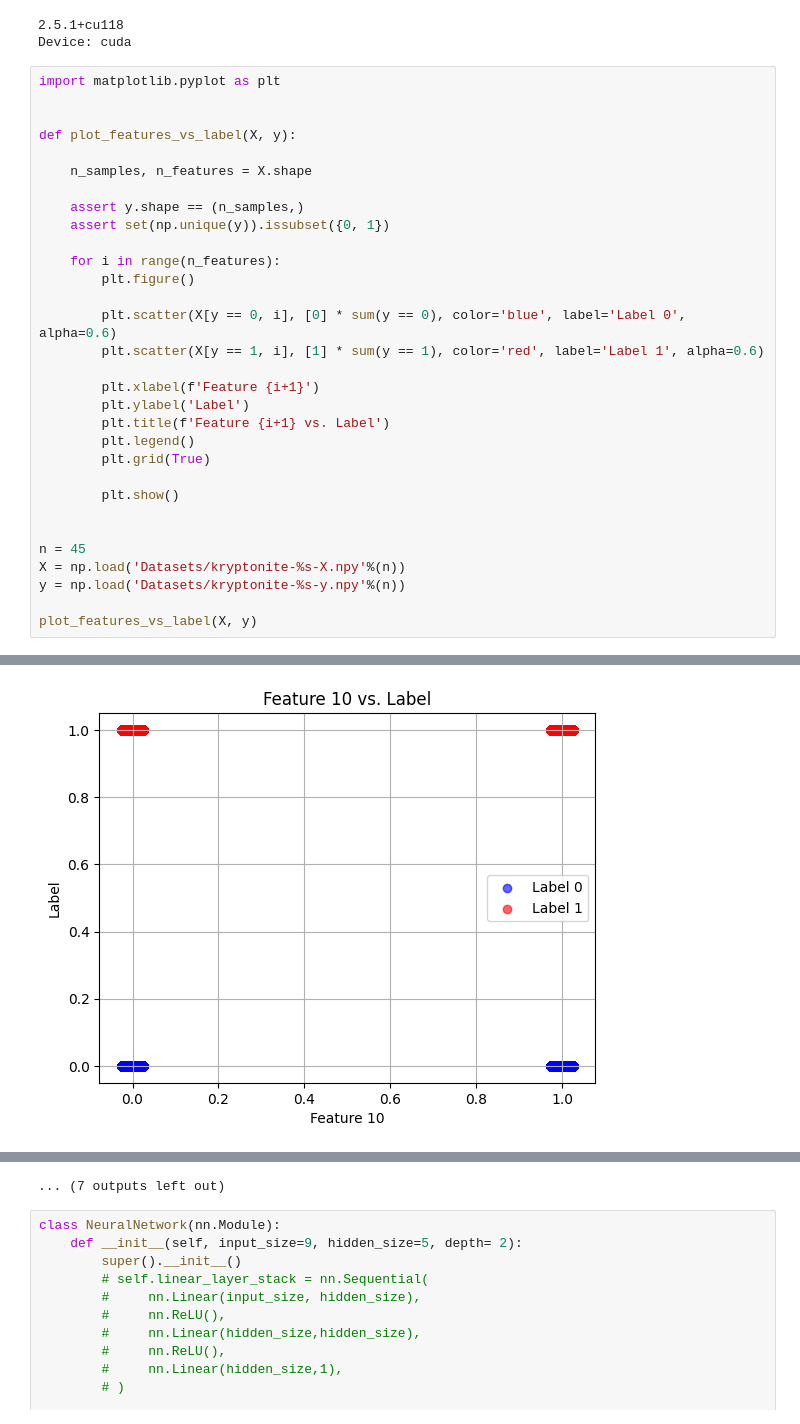
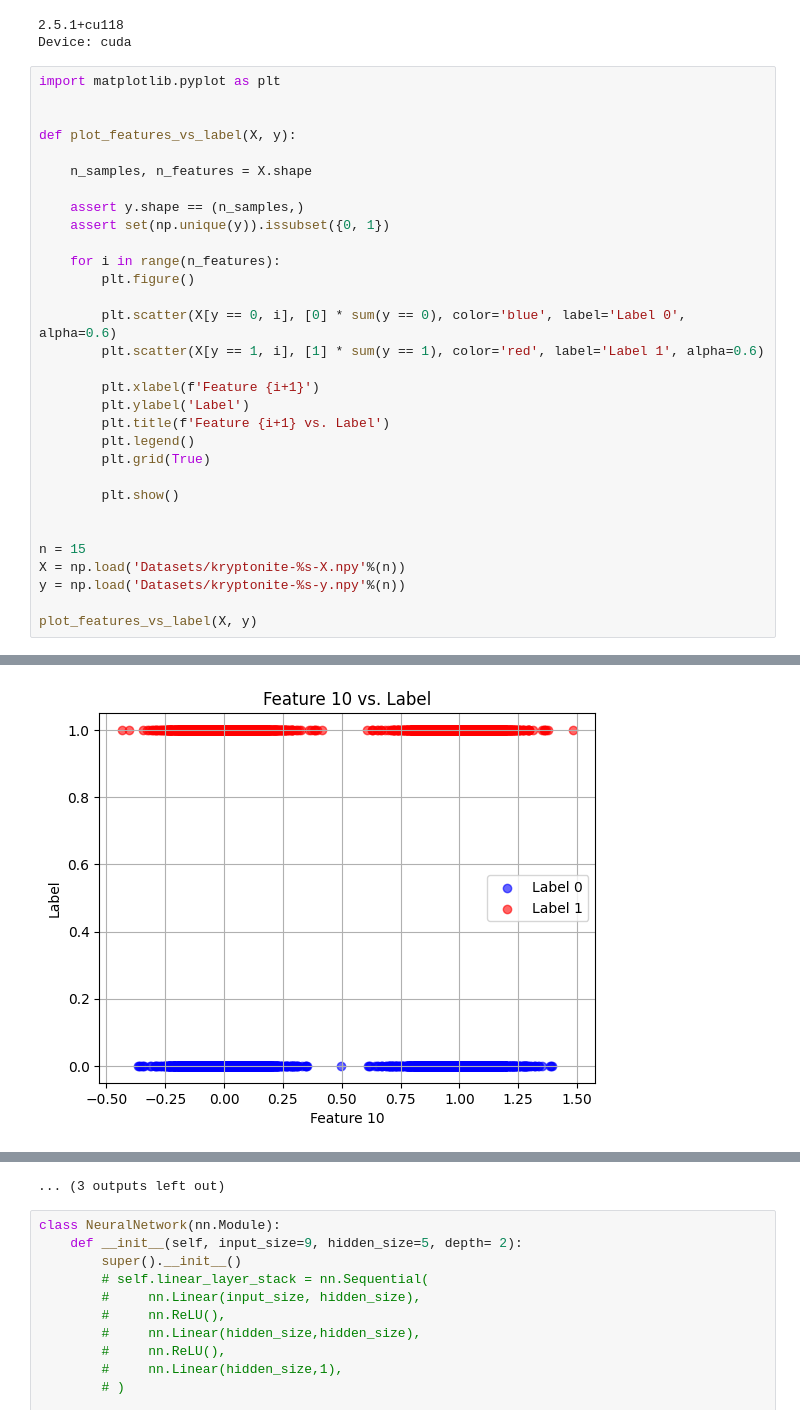
Before and after one commit to MartinNguyen03/ImpCML, a Jupyter notebook: kryptonite_nn.ipynb, the cells around one changed output, grey strips where cells are left out. Cells and saved outputs as stored; diff of their text form.

```diff
--- a/kryptonite_nn.ipynb
+++ b/kryptonite_nn.ipynb
@@ -55,7 +55,7 @@ def plot_features_vs_label(X, y):
         plt.show()
 
 
-n = 45
+n = 15
 X = np.load('Datasets/kryptonite-%s-X.npy'%(n))
 y = np.load('Datasets/kryptonite-%s-y.npy'%(n))
 
@@ -73 +73 @@ plot_features_vs_label(X, y)
-[figure, old version]
+[figure, new version]
@@ -76,4 +76,4 @@ plot_features_vs_label(X, y)
-... (7 outputs left out)
+... (3 outputs left out)
 # %%
 class NeuralNetwork(nn.Module):
     def __init__(self, input_size=9, hidden_size=5, depth= 2):
```
Also changed, not shown: parts of 6 cells of this notebook.
